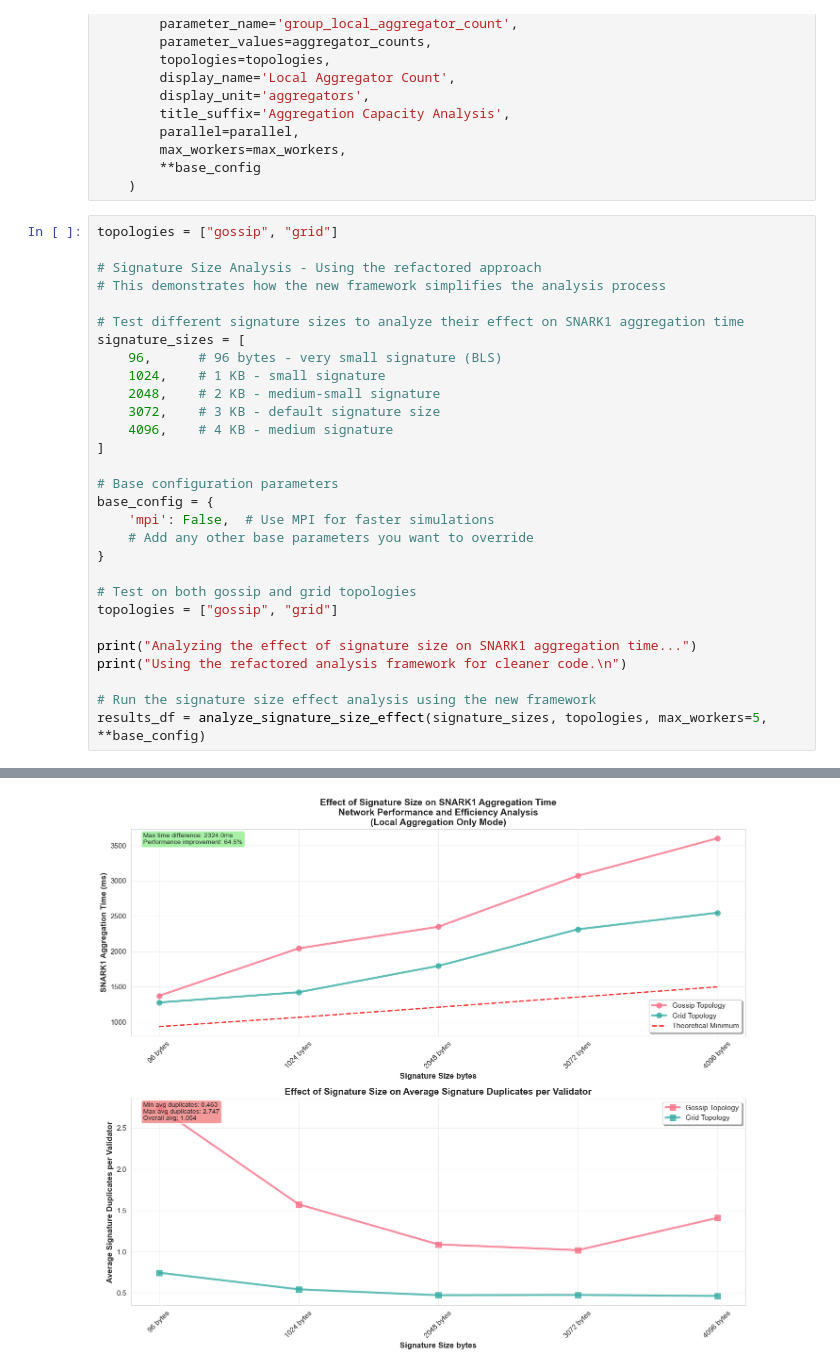
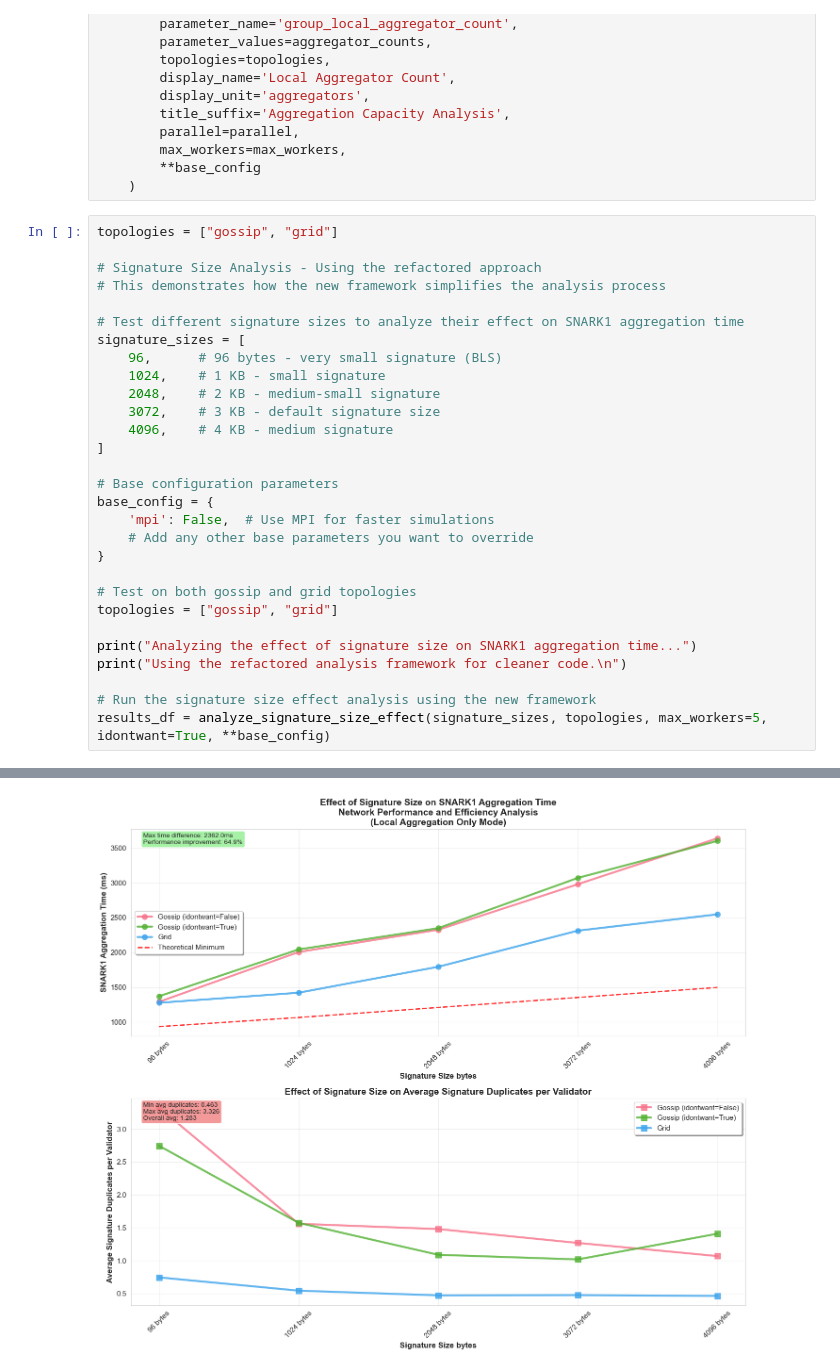
Before and after one commit to qdrvm/beamsim, a Jupyter notebook: beamsim-local-aggregation-only.ipynb, the cells around one changed output, grey strips where cells are left out. Cells and saved outputs as stored; diff of their text form.

```diff
--- a/beamsim-local-aggregation-only.ipynb
+++ b/beamsim-local-aggregation-only.ipynb
@@ -818,7 +860,7 @@ print("Analyzing the effect of signature size on SNARK1 aggregation time...")
 print("Using the refactored analysis framework for cleaner code.\n")
 
 # Run the signature size effect analysis using the new framework
-results_df = analyze_signature_size_effect(signature_sizes, topologies, max_workers=5, **base_config)
+results_df = analyze_signature_size_effect(signature_sizes, topologies, max_workers=5, idontwant=True, **base_config)
 # %% [output]
 Analyzing the effect of signature size on SNARK1 aggregation time...
 Using the refactored analysis framework for cleaner code.
@@ -840,4 +882,4 @@ run: build/beamsim -c /var/folders/r9/53ggp_3x6w51pqj8_kv1_lb00000gn/T/beamsim-y
-[figure, old version]
+[figure, new version]
 ============================================================
 SIGNATURE SIZE EFFECT SUMMARY
 ============================================================
```
Also changed, not shown: parts of 6 cells of this notebook.
